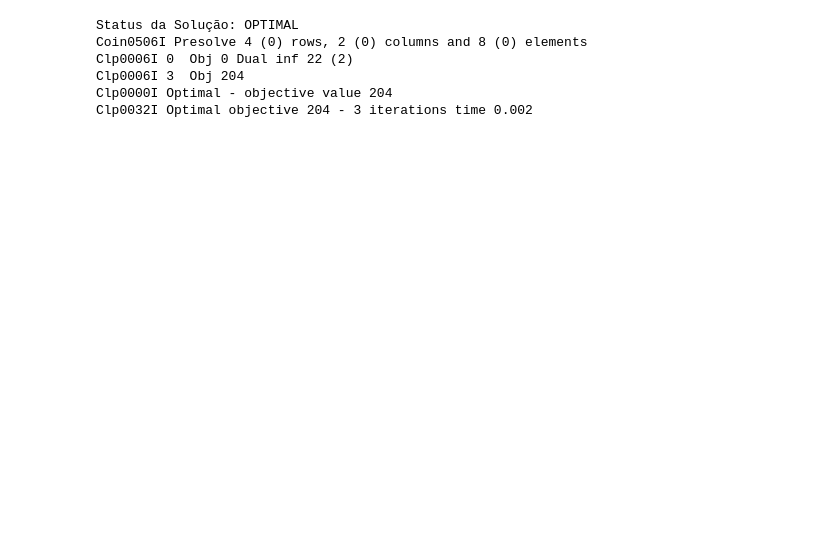
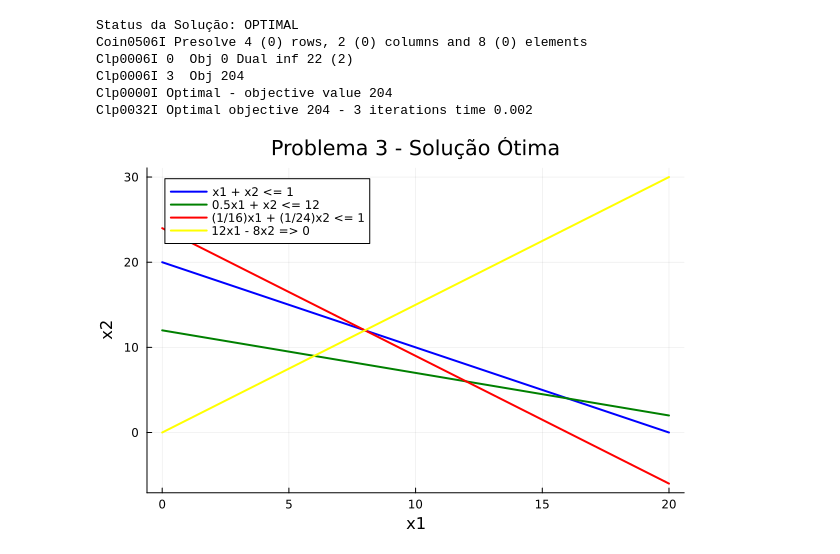
Before and after one commit to wagaojr/intro_otimizacao, a Jupyter notebook: lista1/questao2.ipynb, the cells around one changed output. Cells and saved outputs as stored; diff of their text form; code cells hidden in the pictures; blank space fills up the shorter version.

```diff
--- a/lista1/questao2.ipynb
+++ b/lista1/questao2.ipynb
@@ -114,3 +146,30 @@ Clp0006I 0  Obj 0 Dual inf 22 (2)
 Clp0006I 3  Obj 204
 Clp0000I Optimal - objective value 204
 Clp0032I Optimal objective 204 - 3 iterations time 0.002
+# %%
+x1 = 0:0.1:20
+
+x2_1 = 20 .- x1
+
+#x2_upper = fill(2.5, length(x1))
+#x2_lower = fill(-4,   length(x1))
+
+x2_2 = 12 .- 0.5 .* x1
+x2_3 = 24*(1 .- (1/16) .* x1)
+x2_4 = (12/8) .* x1
+
+plot(x1, x2_1, label="x1 + x2 <= 1", color=:blue, linewidth=2)
+#plot!(x1, x2_lower, fillrange=x2_1, fillalpha=0.3, label="2x1 + x2 <= 1", color=:blue)
+plot!(x1, x2_2, label="0.5x1 + x2 <= 12", color=:green, linewidth=2)
+#plot!(x1, x2_upper, fillrange=x2_2, fillalpha=0.3, label="x1 + x2 >= 2", color=:green)
+plot!(x1, x2_3, label="(1/16)x1 + (1/24)x2 <= 1", color=:red, linewidth=2)
+
+plot!(x1, x2_4, label="12x1 - 8x2 => 0", color=:yellow, linewidth=2)
+
+xlabel!("x1")
+ylabel!("x2")
+title!("Problema 3 - Solução Ótima")
+
+plot!()
+# %% [output]
+[figure, added]
```
Also changed, not shown: parts of 6 cells of this notebook.
